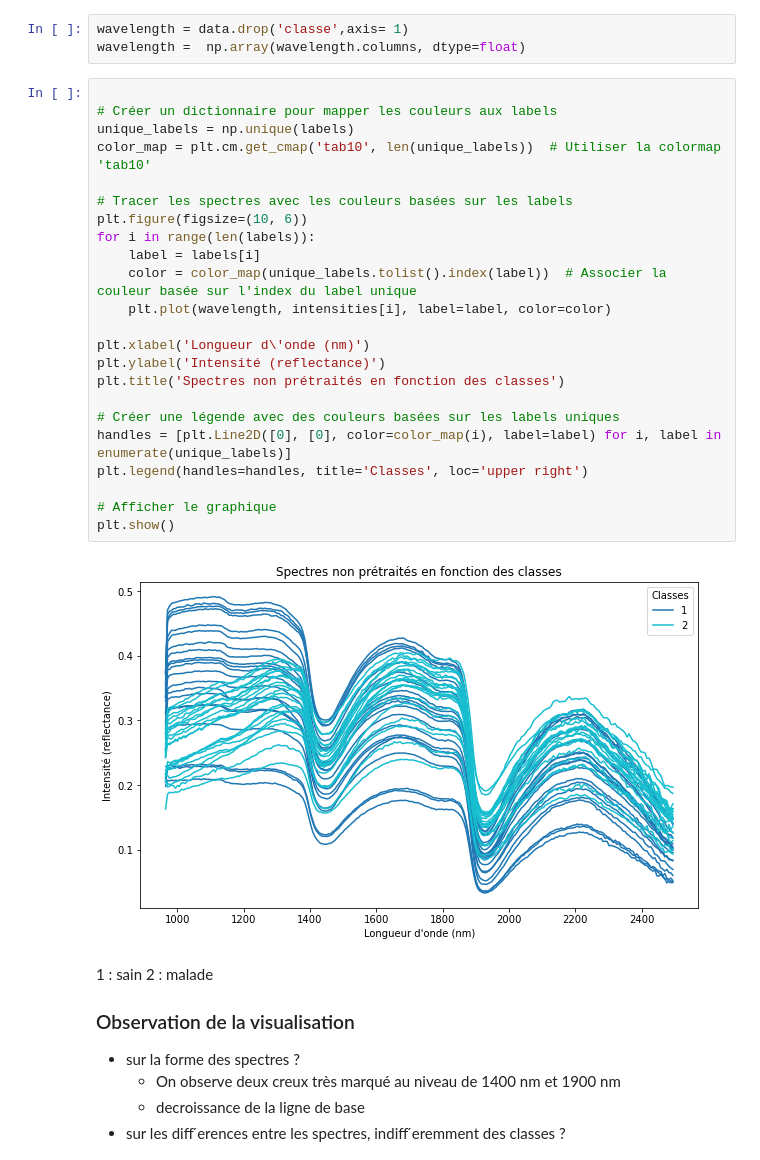
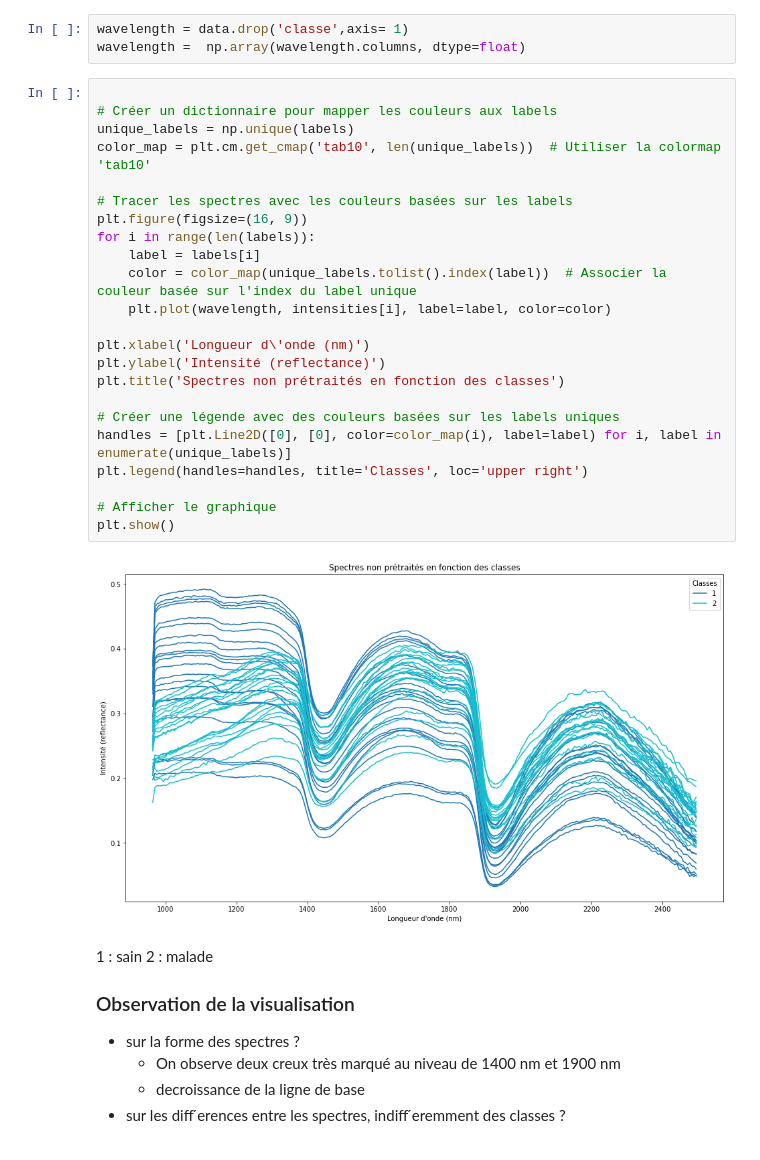
Before and after one commit to BigDwelcome/Chemoocs, a Jupyter notebook: Grain 4 & 5/projet tavelure(activité bonus).ipynb, the cells around one changed output. Saved outputs shown, nothing was run; the diff lists cells and outputs as text.

```diff
--- a/Grain 4 & 5/projet tavelure(activité bonus).ipynb
+++ b/Grain 4 & 5/projet tavelure(activité bonus).ipynb
@@ -150,28 +151,28 @@ wavelength =  np.array(wavelength.columns, dtype=float)
 # %%
 
 # Créer un dictionnaire pour mapper les couleurs aux labels
 unique_labels = np.unique(labels)
 color_map = plt.cm.get_cmap('tab10', len(unique_labels))  # Utiliser la colormap 'tab10'
 
 # Tracer les spectres avec les couleurs basées sur les labels
-plt.figure(figsize=(10, 6))
+plt.figure(figsize=(16, 9))
 for i in range(len(labels)):
     label = labels[i]
     color = color_map(unique_labels.tolist().index(label))  # Associer la couleur basée sur l'index du label unique
     plt.plot(wavelength, intensities[i], label=label, color=color)
 
 plt.xlabel('Longueur d\'onde (nm)')
 plt.ylabel('Intensité (reflectance)')
 plt.title('Spectres non prétraités en fonction des classes')
 
 # Créer une légende avec des couleurs basées sur les labels uniques
 handles = [plt.Line2D([0], [0], color=color_map(i), label=label) for i, label in enumerate(unique_labels)]
 plt.legend(handles=handles, title='Classes', loc='upper right')
 
 # Afficher le graphique
 plt.show()
 # %% [output]
-[figure, old version]
+[figure, new version]
 # %% [markdown]
 1 : sain
 2  : malade
```
Also changed, not shown: parts of 4 cells of this notebook, 1 other file.
